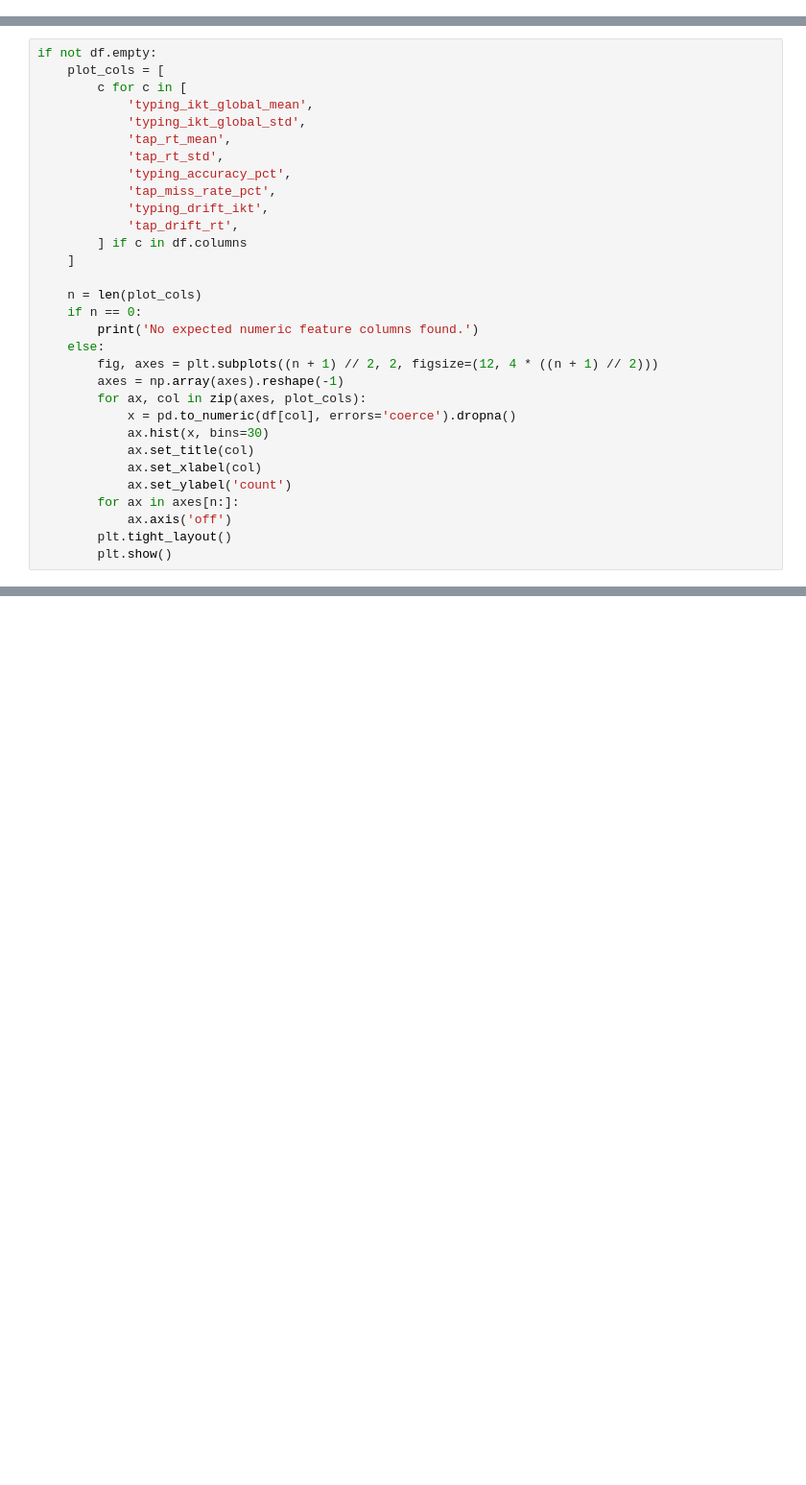
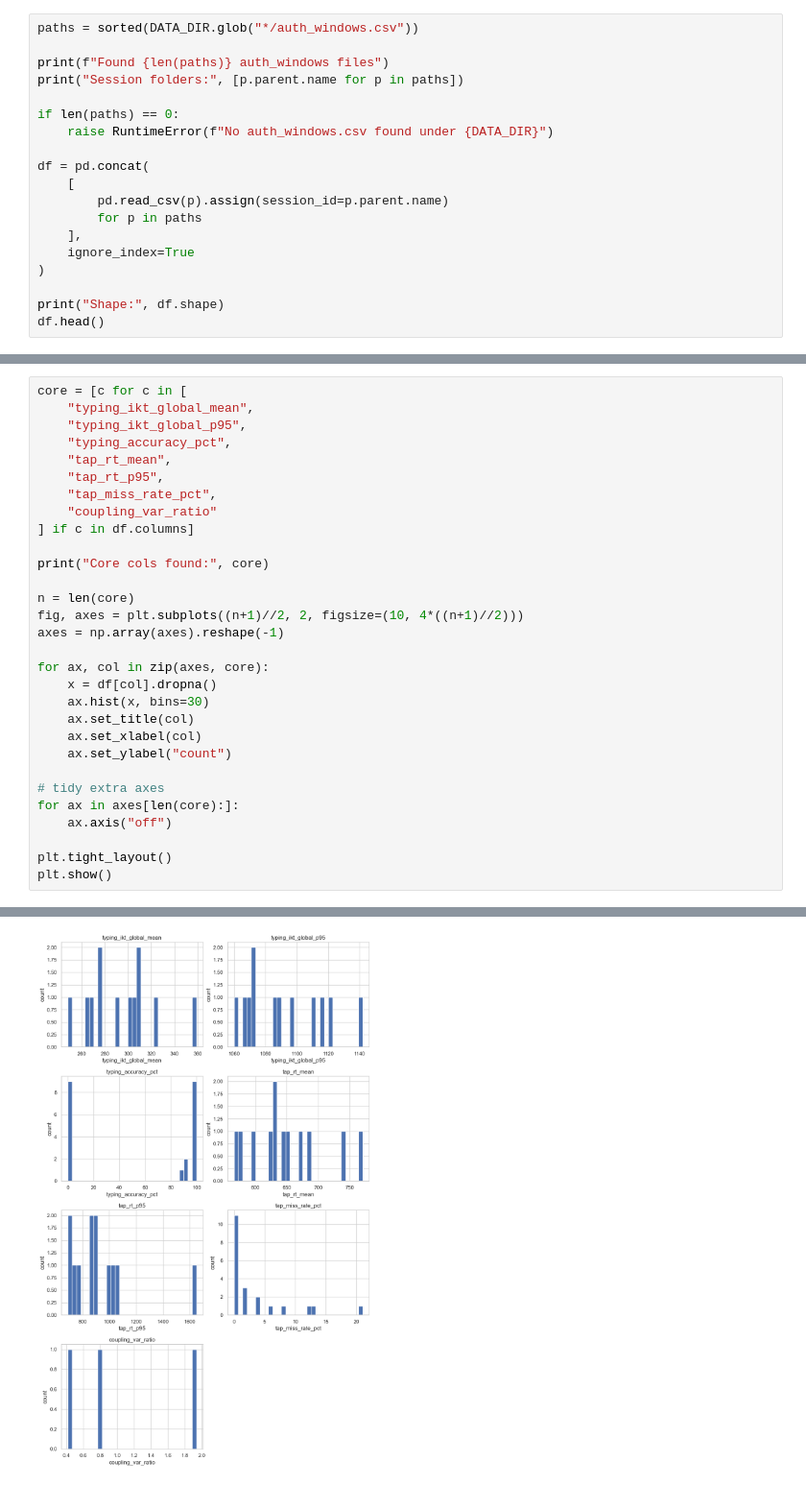
Before and after one commit to williaminsley/Behavioural-Biometrics-Data-Collection, a Jupyter notebook: Behavioural-Biometrics-Analysis/notebooks/01_sanity_check.ipynb, the cells around one changed output, grey strips where cells are left out. Shown at 96% size. Saved outputs shown, nothing was run; the diff lists cells and outputs as text; blank space fills up the shorter version.

```diff
--- a/Behavioural-Biometrics-Analysis/notebooks/01_sanity_check.ipynb
+++ b/Behavioural-Biometrics-Analysis/notebooks/01_sanity_check.ipynb
@@ -30,0 +28,19 @@ df.head()
+# %%
+paths = sorted(DATA_DIR.glob("*/auth_windows.csv"))
+
+print(f"Found {len(paths)} auth_windows files")
+print("Session folders:", [p.parent.name for p in paths])
+
+if len(paths) == 0:
+    raise RuntimeError(f"No auth_windows.csv found under {DATA_DIR}")
+
+df = pd.concat(
+    [
+        pd.read_csv(p).assign(session_id=p.parent.name)
+        for p in paths
+    ],
+    ignore_index=True
+)
+
+print("Shape:", df.shape)
+df.head()
@@ -50,31 +154,31 @@ if not df.empty:
 # %%
-if not df.empty:
-    plot_cols = [
-        c for c in [
-            'typing_ikt_global_mean',
-            'typing_ikt_global_std',
-            'tap_rt_mean',
-            'tap_rt_std',
-            'typing_accuracy_pct',
-            'tap_miss_rate_pct',
-            'typing_drift_ikt',
-            'tap_drift_rt',
-        ] if c in df.columns
-    ]
+core = [c for c in [
+    "typing_ikt_global_mean",
+    "typing_ikt_global_p95",
+    "typing_accuracy_pct",
+    "tap_rt_mean",
+    "tap_rt_p95",
+    "tap_miss_rate_pct",
+    "coupling_var_ratio"
+] if c in df.columns]
 
-    n = len(plot_cols)
-    if n == 0:
-        print('No expected numeric feature columns found.')
-    else:
-        fig, axes = plt.subplots((n + 1) // 2, 2, figsize=(12, 4 * ((n + 1) // 2)))
-        axes = np.array(axes).reshape(-1)
-        for ax, col in zip(axes, plot_cols):
-            x = pd.to_numeric(df[col], errors='coerce').dropna()
-            ax.hist(x, bins=30)
-            ax.set_title(col)
-            ax.set_xlabel(col)
-            ax.set_ylabel('count')
-        for ax in axes[n:]:
-            ax.axis('off')
-        plt.tight_layout()
-        plt.show()
+print("Core cols found:", core)
+
+n = len(core)
+fig, axes = plt.subplots((n+1)//2, 2, figsize=(10, 4*((n+1)//2)))
+axes = np.array(axes).reshape(-1)
+
+for ax, col in zip(axes, core):
+    x = df[col].dropna()
+    ax.hist(x, bins=30)
+    ax.set_title(col)
+    ax.set_xlabel(col)
+    ax.set_ylabel("count")
+
+# tidy extra axes
+for ax in axes[len(core):]:
+    ax.axis("off")
+
+plt.tight_layout()
+plt.show()
+# %% [output]
@@ -80,0 +186 @@ if not df.empty:
+[figure, added]
```
Also changed, not shown: parts of 12 cells of this notebook, 1 other file.
